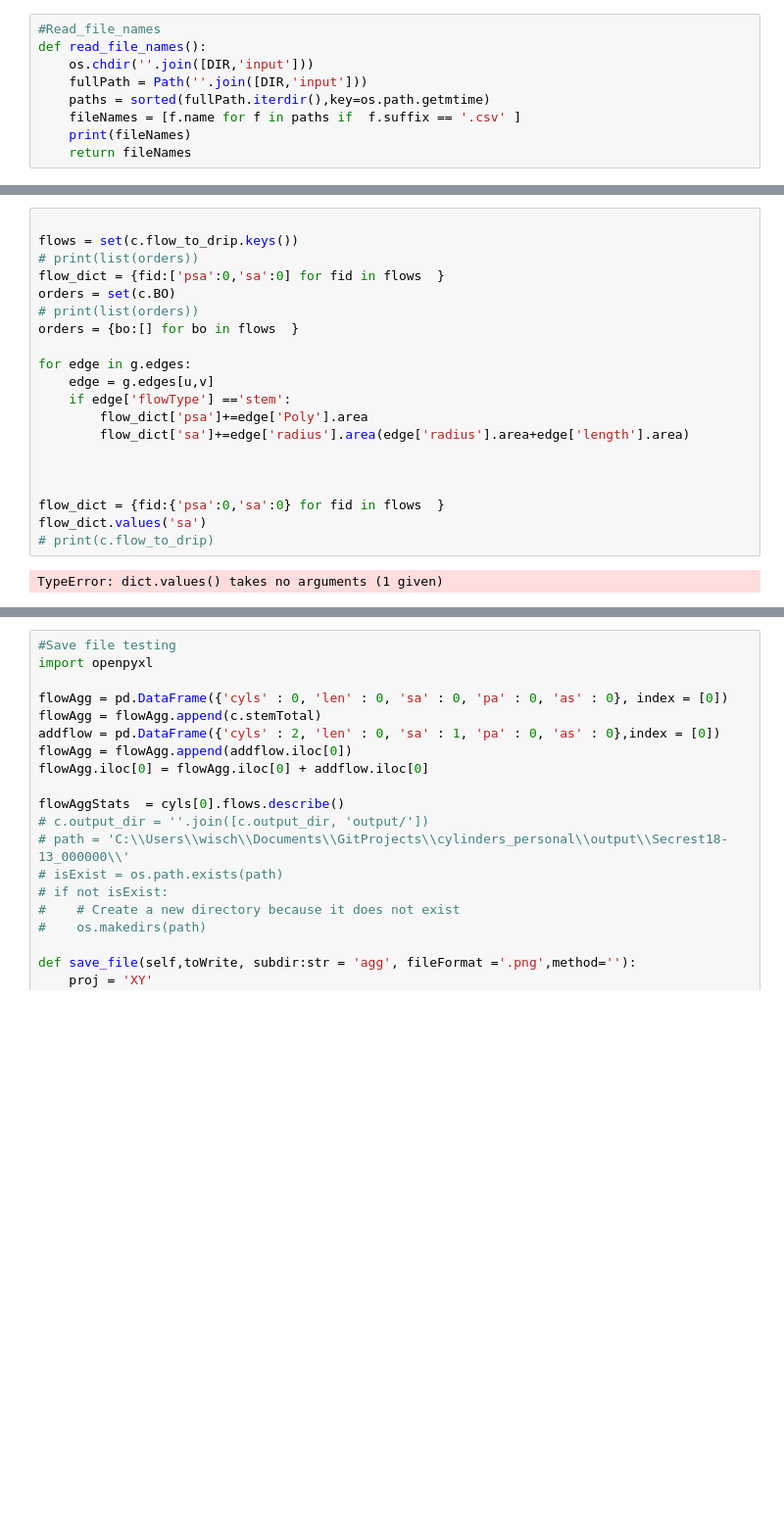
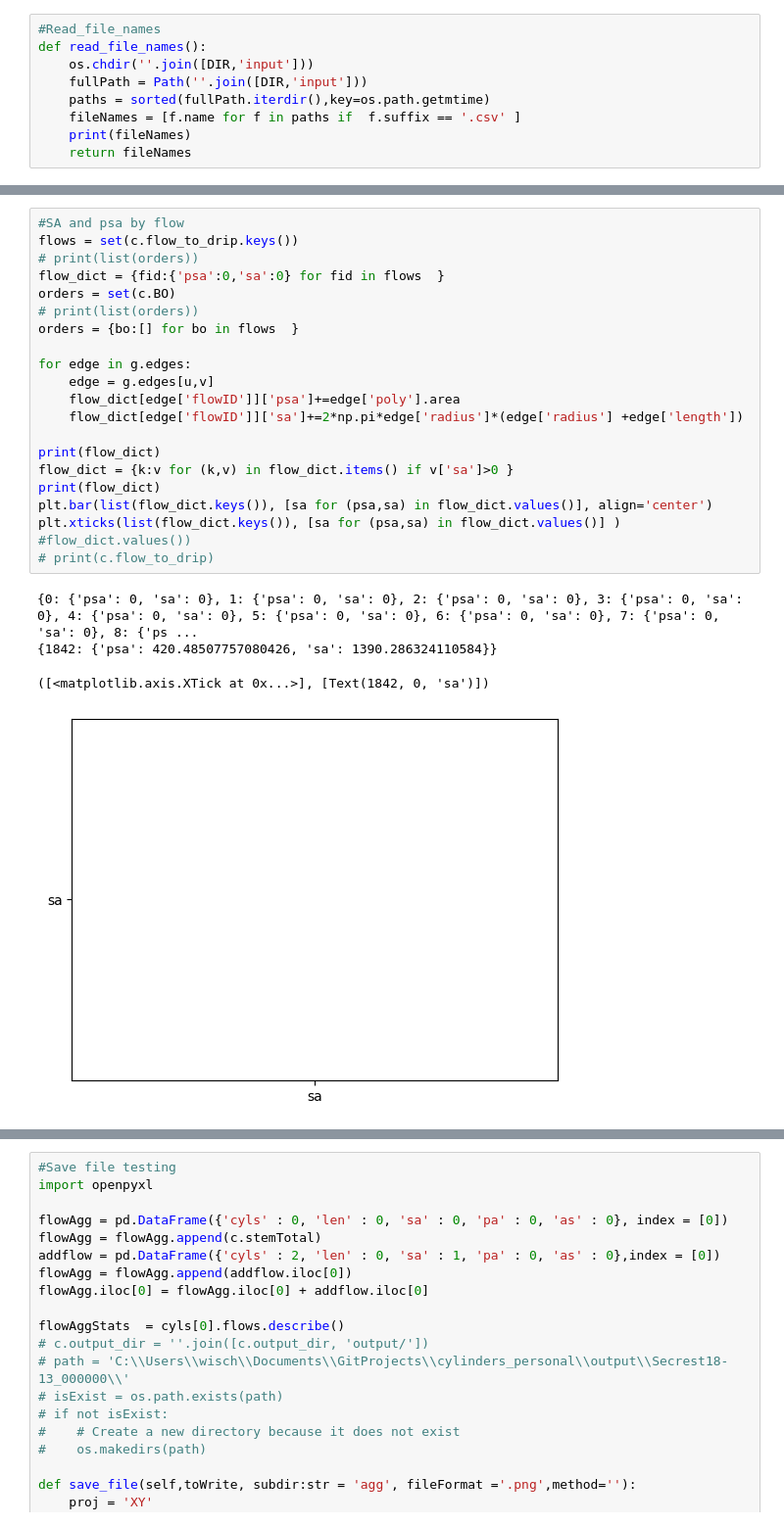
Before and after one commit to wischmcj/cylinders, a Jupyter notebook: cylinders/cli.ipynb, the cells around one changed output, grey strips where cells are left out. Shown at 98% size. Cells and saved outputs as stored; diff of their text form; blank space fills up the shorter version.

```diff
--- a/cylinders/cli.ipynb
+++ b/cylinders/cli.ipynb
@@ -1480,22 +1643,25 @@ KeyboardInterrupt:
 # %%
-
+#SA and psa by flow
 flows = set(c.flow_to_drip.keys())
 # print(list(orders))
-flow_dict = {fid:['psa':0,'sa':0] for fid in flows  }
+flow_dict = {fid:{'psa':0,'sa':0} for fid in flows  }
 orders = set(c.BO)
 # print(list(orders))
 orders = {bo:[] for bo in flows  }
 
 for edge in g.edges:
     edge = g.edges[u,v]
-    if edge['flowType'] =='stem':
-        flow_dict['psa']+=edge['Poly'].area
-        flow_dict['sa']+=edge['radius'].area(edge['radius'].area+edge['length'].area)
+    flow_dict[edge['flowID']]['psa']+=edge['poly'].area
+    flow_dict[edge['flowID']]['sa']+=2*np.pi*edge['radius']*(edge['radius'] +edge['length'])
 
-
-
-flow_dict = {fid:{'psa':0,'sa':0} for fid in flows  }
-flow_dict.values('sa')
+print(flow_dict)
+flow_dict = {k:v for (k,v) in flow_dict.items() if v['sa']>0 }
+print(flow_dict)
+plt.bar(list(flow_dict.keys()), [sa for (psa,sa) in flow_dict.values()], align='center')
+plt.xticks(list(flow_dict.keys()), [sa for (psa,sa) in flow_dict.values()] ) #flow_dict.values())
 # print(c.flow_to_drip)
 # %% [output]
-TypeError: dict.values() takes no arguments (1 given)
+{0: {'psa': 0, 'sa': 0}, 1: {'psa': 0, 'sa': 0}, 2: {'psa': 0, 'sa': 0}, 3: {'psa': 0, 'sa': 0}, 4: {'psa': 0, 'sa': 0}, 5: {'psa': 0, 'sa': 0}, 6: {'psa': 0, 'sa': 0}, 7: {'psa': 0, 'sa': 0}, 8: {'ps ...
+{1842: {'psa': 420.48507757080426, 'sa': 1390.286324110584}}
+([<matplotlib.axis.XTick at 0x...>], [Text(1842, 0, 'sa')])
+[figure, added]
```
Also changed, not shown: parts of 13 cells of this notebook.
